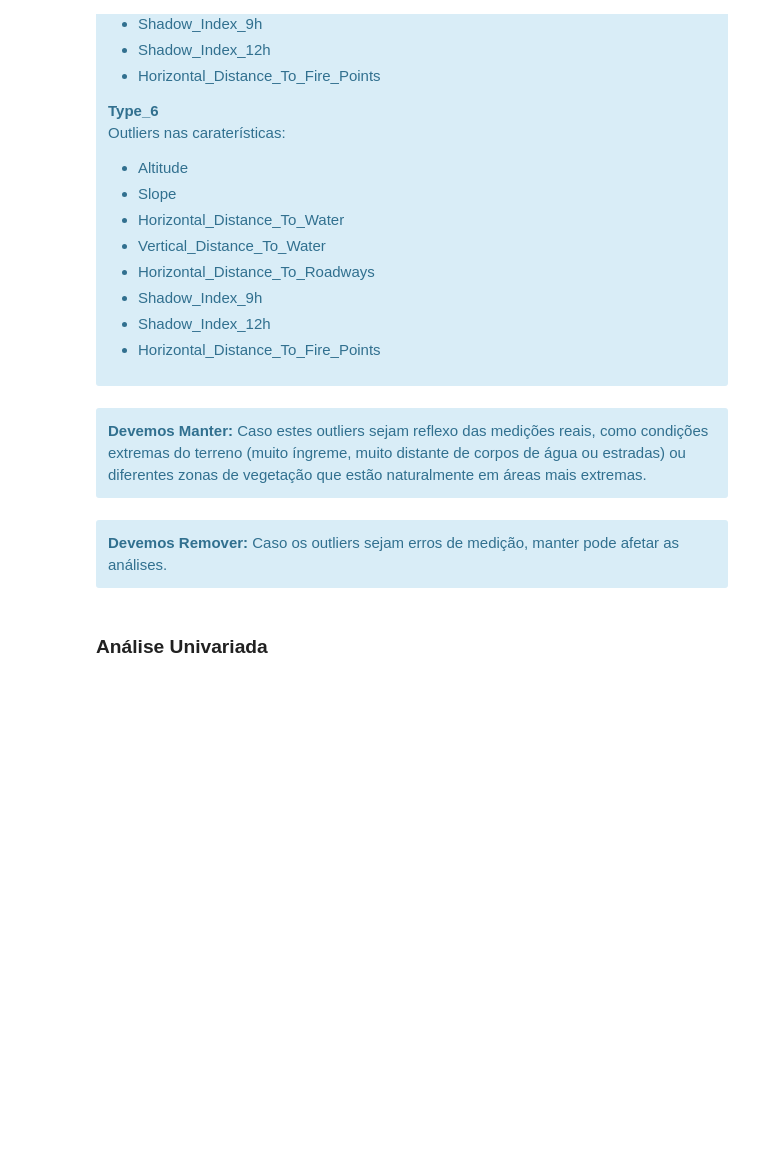
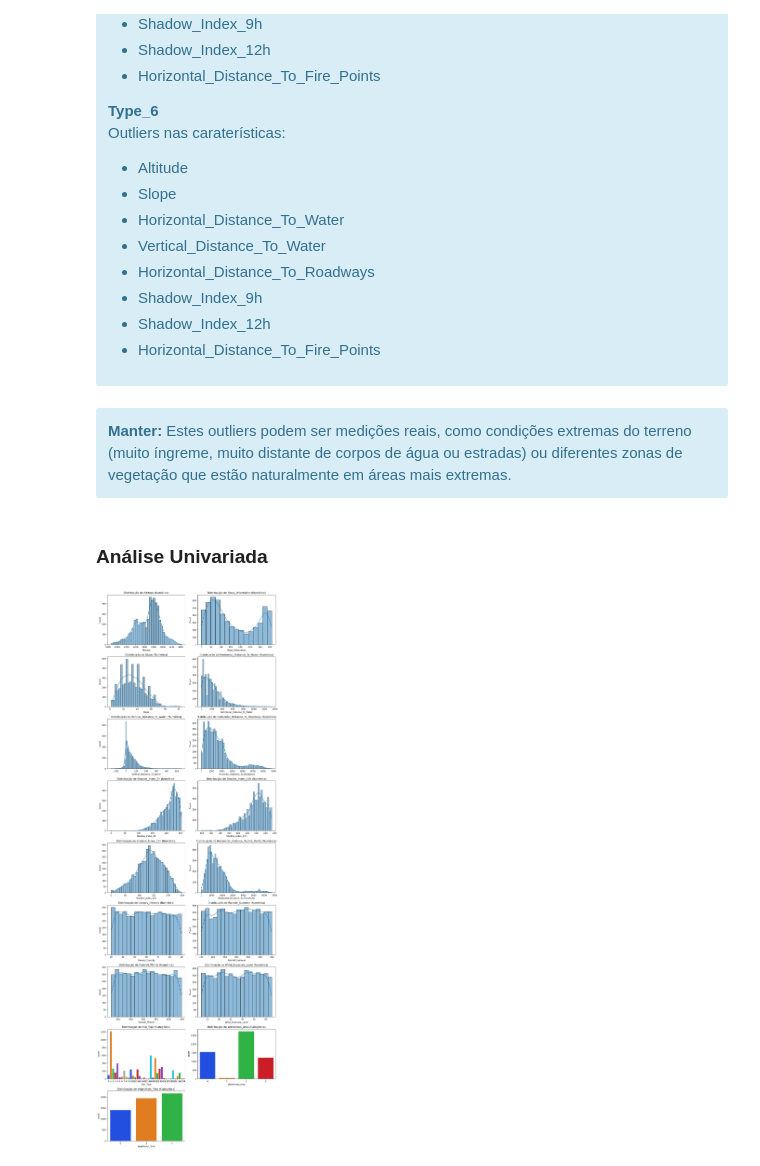
Before and after one commit to pedrocc03/APRAU_24_25_G23, a Jupyter notebook: Trabalho.ipynb, the cells around one changed output. Drawn from its saved outputs; the diff is of its cells as text; code cells hidden in the pictures; blank space fills up the shorter version.

```diff
--- a/Trabalho.ipynb
+++ b/Trabalho.ipynb
@@ -340,13 +342,8 @@ Verificou-se uma redução significativa dos outliers.
 </div>
 # %% [markdown]
 <div class="alert alert-block alert-info">
-<b>Devemos Manter:</b>
-Caso estes outliers sejam reflexo das medições reais, como condições extremas do terreno (muito íngreme, muito distante de corpos de água ou estradas) ou diferentes zonas de vegetação que estão naturalmente em áreas mais extremas.
+<b>Manter:</b>
+Estes outliers podem ser medições reais, como condições extremas do terreno (muito íngreme, muito distante de corpos de água ou estradas) ou diferentes zonas de vegetação que estão naturalmente em áreas mais extremas.
 </div>
-# %% [markdown]
-<div class="alert alert-block alert-info">
-<b>Devemos Remover:</b>
-Caso os outliers sejam erros de medição, manter pode afetar as análises.
-</div>
 # %% [markdown]
 ### Análise Univariada
@@ -352,0 +367,26 @@ Caso os outliers sejam erros de medição, manter pode afetar as análises.
+# %%
+# Verificação da distribuição de cada atributo, através de Histograma
+
+plt.figure(figsize=(12, 40))
+
+n_rows = 10
+n_cols = 2
+
+# Loop para gerar gráficos para variáveis numéricas e categóricas
+for i, feature in enumerate(numericFeatures_encoder):
+    plt.subplot(n_rows, n_cols, i + 1)
+
+    # Verificar se a variável é categórica ou numérica
+    if feature in categoricalFeatures:
+        # Gráfico de barras para variáveis categóricas
+        sns.countplot(data=df_encoded, x=feature, palette="bright")
+        plt.title(f"Distribuição de {feature} (Categórica)")
+    else:
+        # Histograma para variáveis numéricas
+        sns.histplot(data=df_encoded, x=feature, kde=True, common_norm=False, palette="bright")
+        plt.title(f"Distribuição de {feature} (Numérica)")
+
+plt.tight_layout()
+plt.show()
+# %% [output]
+[figure, added]
```
Also changed, not shown: parts of 13 cells of this notebook.
